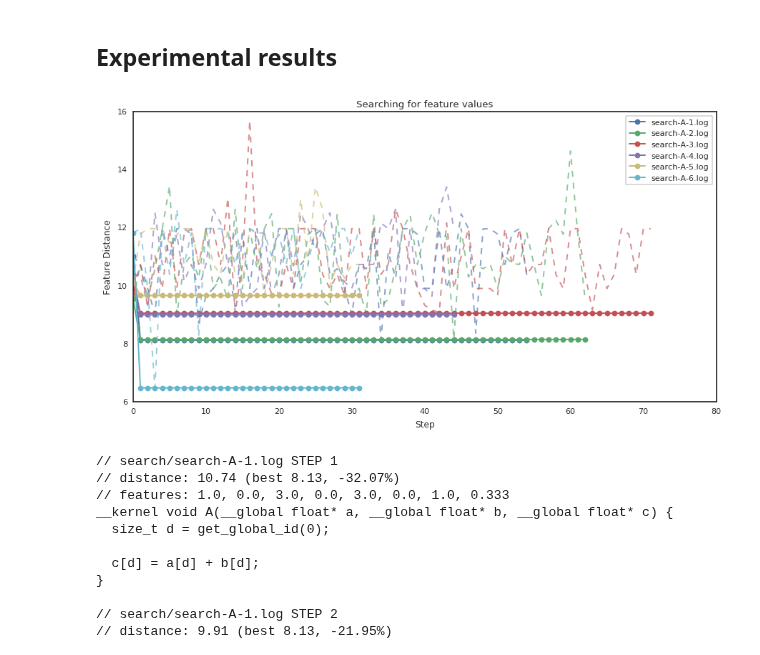
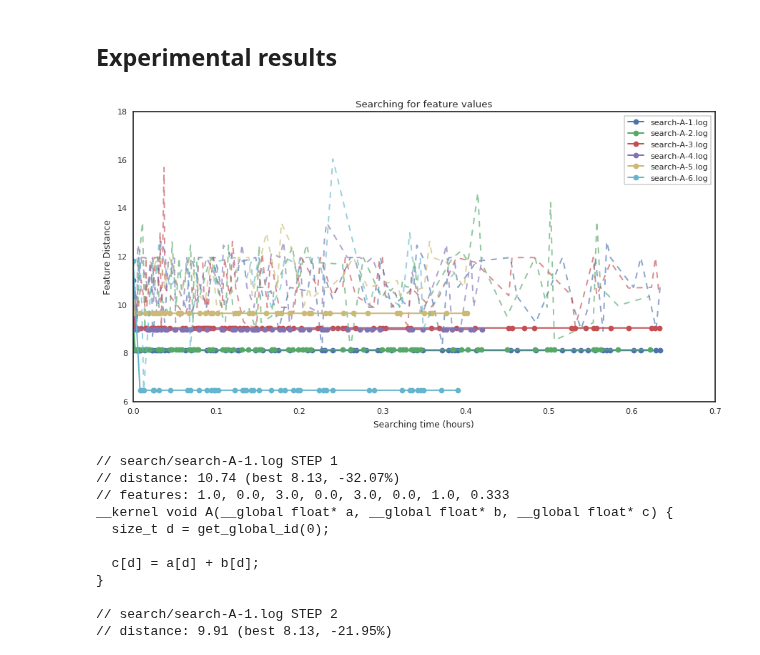
Before and after one commit to ChrisCummins/phd, a Jupyter notebook: lab/clgen/Search.ipynb, the cells around one changed output. Drawn from its saved outputs; the diff is of its cells as text; code cells hidden in the pictures.

Commit message:
lab/clgen: Search viz work

```diff
--- a/lab/clgen/Search.ipynb
+++ b/lab/clgen/Search.ipynb
@@ -25,6 +25,7 @@ from clgen import corpus
 # %%
 import matplotlib.pyplot as plt
 import seaborn as sns
+from datetime import datetime
 from labm8 import viz
 plt.style.use(["seaborn-white", "seaborn-paper"])
 
@@ -37,40 +38,40 @@ logs = [
     'search/search-A-1.log',
     'search/search-A-2.log',
     'search/search-A-3.log',
     'search/search-A-4.log',
     'search/search-A-5.log',
     'search/search-A-6.log',
 ]
 
 for log in logs:
     data = clgen.load_json_file(log)
-    start_time = 0  # TODO: Convert date to timestamp: log[0]['date']
+    start_time = datetime.strptime(data[0]['date'], '%Y-%m-%d %H:%M:%S')
     dates = [0]
     bests = [data[0]['data']['distance']]
     distances = [data[0]['data']['distance']]
     for entry in data:
         if entry.get("name") == "step":
-            timestamp = 0 # TODO: convert to time: entry.get("date")
-            time = timestamp - start_time # TODO:
+            timestamp = datetime.strptime(entry['date'], '%Y-%m-%d %H:%M:%S')
+            time = (timestamp - start_time).seconds / 60 / 60
             dates.append(time)
             bests.append(entry['data']['best']['distance'])
             distances.append(entry['data']['distance'])
 
-    line, = plt.plot(range(len(bests)), bests, label=fs.basename(log), marker='o')
-    plt.plot(range(len(bests)), distances,
+    line, = plt.plot(dates, bests, label=fs.basename(log), marker='o')
+    plt.plot(dates, distances,
              alpha=.65, color=line.get_color(), linestyle='--')
 
 ax = plt.gca()
 plt.legend(loc='upper right')
 ax.get_legend().set_title("")
 ax.get_legend().draw_frame(True)
 
 plt.title("Searching for feature values")
-plt.xlabel("Step")
+plt.xlabel("Searching time (hours)")
 plt.ylabel("Feature Distance")
 viz.finalise(figsize=(9, 5))
 # %% [output]
-[figure, old version]
+[figure, new version]
 # %%
 for log in logs:
     data = clgen.load_json_file(log)
```
